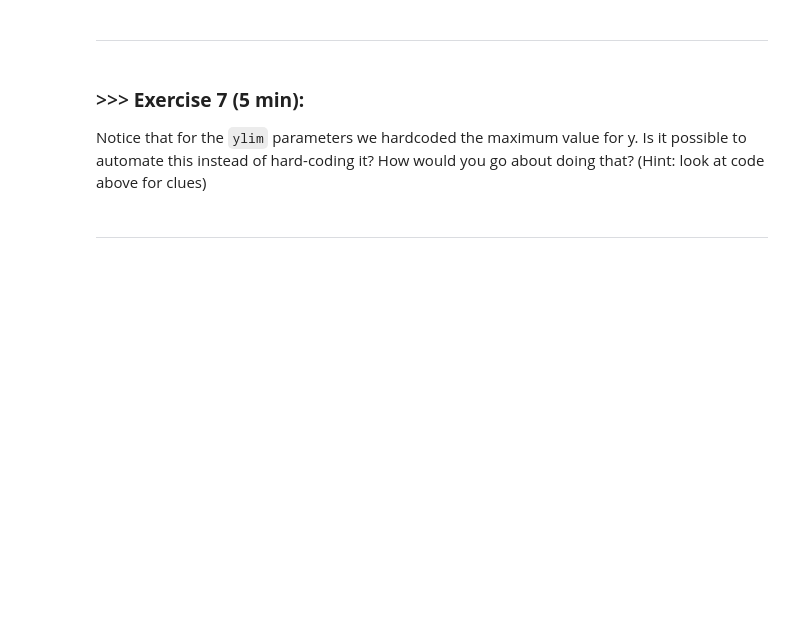
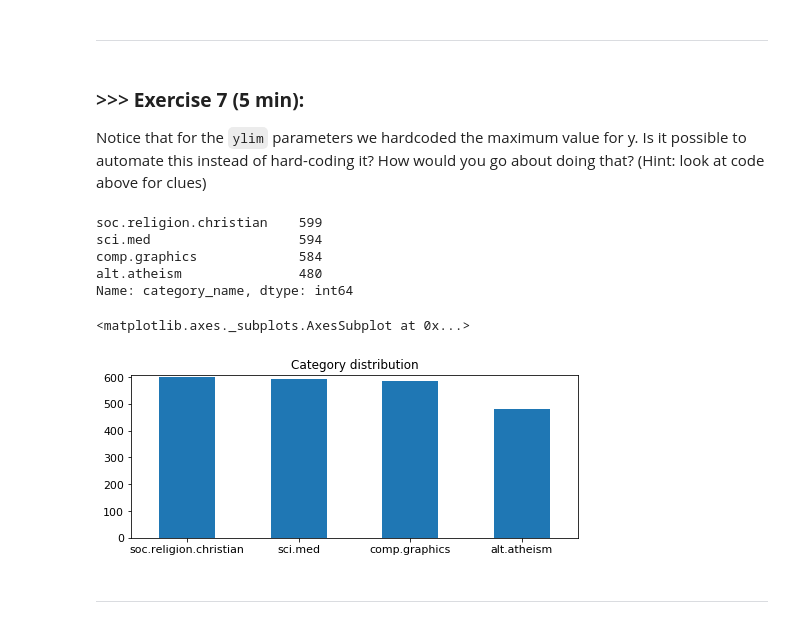
Before and after one commit to windyeh/DM2020-Lab1-Homework1, a Jupyter notebook: DM2020-Lab1-Homework.ipynb, the cells around one changed output. Saved outputs shown, nothing was run; the diff lists cells and outputs as text; code cells hidden in the pictures; blank space fills up the shorter version.

```diff
--- a/DM2020-Lab1-Homework.ipynb
+++ b/DM2020-Lab1-Homework.ipynb
@@ -651,18 +780,26 @@
 ### >>> **Exercise 7 (5 min):**
 Notice that for the `ylim` parameters we hardcoded the maximum value for y. Is it possible to automate this instead of hard-coding it? How would you go about doing that? (Hint: look at code above for clues)
 # %%
-max(X.category_name.value_counts())
+upper_bound = max(X.category_name.value_counts()) + 10
 # %%
 # Answer here
 
 # plot barchart for X_sample
 print(X.category_name.value_counts())
 
 # plot barchart for X_sample
 X.category_name.value_counts().plot(kind = 'bar',
                                     title = 'Category distribution',
-                                    ylim = [0, max(X.category_name.value_counts())+10],
+                                    ylim = [0, upper_bound],
                                     rot = 0, fontsize = 11, figsize = (8,3))
+# %% [output]
+soc.religion.christian    599
+sci.med                   594
+comp.graphics             584
+alt.atheism               480
+Name: category_name, dtype: int64
+<matplotlib.axes._subplots.AxesSubplot at 0x...>
+[figure, added]
 # %% [markdown]
 ---
 # %% [markdown]
```
Also changed, not shown: parts of 31 cells of this notebook.
